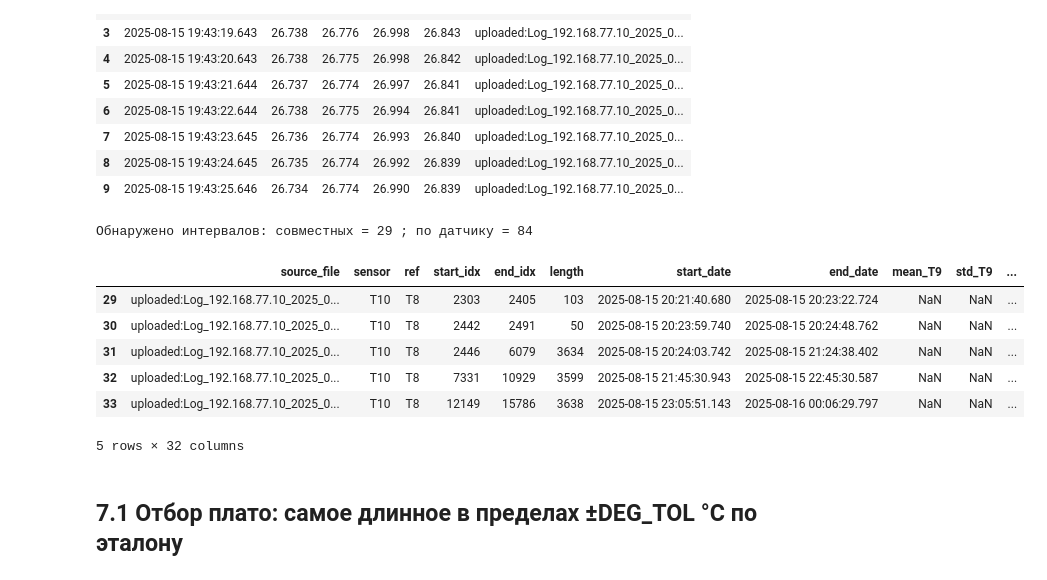
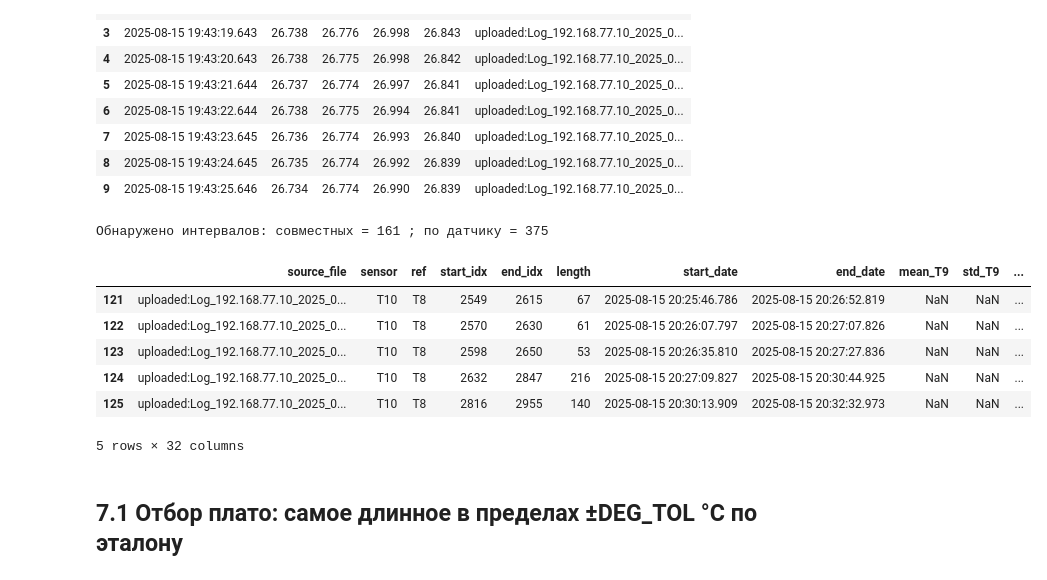
Before and after one commit to AlexFedotovComputing/sensor_calibration, a Jupyter notebook: temperature_stability_modular_v2.ipynb, the cells around one changed output. Cells and saved outputs as stored; diff of their text form; code cells hidden in the pictures.

```diff
--- a/temperature_stability_modular_v2.ipynb
+++ b/temperature_stability_modular_v2.ipynb
@@ -11,15 +11,25 @@ import pandas as pd
 from IPython.display import display
 
 # Параметры
+# DATE_FORMAT — формат даты в исходных файлах; оставьте пустым, чтобы pandas подбирал его автоматически.
+# REF_IDX — индекс эталонного датчика (столбец T{REF_IDX}); относительно него оцениваем остальные каналы.
+# N_FOLLOW — число соседних значений, которые проверяются вместе при поиске стабильных интервалов.
+# WINDOW_N — длина скользящего окна в отсчётах для расчёта средних и стандартных отклонений.
+# STD_THR — максимальное допустимое стандартное отклонение внутри окна; выше — считаем участок нестабильным.
+# DIFF_THR — допустимая средняя разница между последовательными измерениями; превышение сигналит о скачках.
+# MIN_LEN — минимальное число точек, чтобы сегмент считался значимым при анализе стабильности.
+# DEG_TOL — допускаемое расхождение каналов с эталоном в градусах, пока они считаются исправными.
+# MAX_REF_RANGE — предельный размах значений эталонного канала; если шире, эталон нужно пересмотреть.
+# GROUP_BY_FILE — при True данные обрабатываются по каждому исходному файлу отдельно, а не одной лентой.
 DATE_FORMAT = ''
 REF_IDX = 8
 N_FOLLOW = 3
 WINDOW_N = 50
-STD_THR = 2e-3
+STD_THR = 1e-3
 DIFF_THR = 2e-3
 MIN_LEN = 20
 DEG_TOL = 1.0
-MAX_REF_DRIFT = 0.3
+MAX_REF_RANGE = 0.3
 GROUP_BY_FILE = True
 
 # Имена датчиков для отчёта
@@ -106,7 +116,7 @@ def summarize_interval(df, cols, s, e):
         row[f'std_{c}'] = float(np.nanstd(vals, ddof=1)) if good.sum()>1 else np.nan
         row[f'min_{c}'] = float(np.nanmin(vals)) if good.any() else np.nan
         row[f'max_{c}'] = float(np.nanmax(vals)) if good.any() else np.nan
-        row[f'drift_{c}'] = row[f'max_{c}'] - row[f'min_{c}'] if good.any() else np.nan
+        row[f'range_{c}'] = row[f'max_{c}'] - row[f'min_{c}'] if good.any() else np.nan
     return row
 
 def median_level(series, s, e):
@@ -131,7 +141,7 @@ def split_segment_by_ref_buckets(ref_series, s, e, deg_tol):
     segments.append((start,e))
     return segments
 
-def detect_stability_improved(data, ref_idx, follow_idxs, window=20, std_thr=0.05, diff_thr=0.002, min_len=20, group_by_file=True, split_by_ref_buckets=True, deg_tol=1.0, max_ref_drift=0.3):
+def detect_stability_improved(data, ref_idx, follow_idxs, window=20, std_thr=0.05, diff_thr=0.002, min_len=20, group_by_file=True, split_by_ref_buckets=True, deg_tol=1.0, max_ref_range=0.3):
     ref_col=f'T{ref_idx}'; follow_cols=[f'T{i}' for i in follow_idxs]
     for c in [ref_col]+follow_cols:
         if c not in data.columns: raise ValueError(f'Missing column: {c}')
@@ -159,8 +169,8 @@ def detect_stability_improved(data, ref_idx, follow_idxs, window=20, std_thr=0.0
                     first_idx=int(first_idx_by_source.get(src,0)); row['start_idx_abs']=row['start_idx']+first_idx; row['end_idx_abs']=row['end_idx']+first_idx
                 else:
                     row['start_idx_abs']=row['start_idx']; row['end_idx_abs']=row['end_idx']
-                ref_med=median_level(g[ref_col], ss, ee); row['ref_level']=ref_med; row['drift_ref']=row.get(f'drift_{ref_col}', np.nan)
-                if max_ref_drift is not None and not np.isnan(row['drift_ref']) and row['drift_ref']>max_ref_drift: continue
+                ref_med=median_level(g[ref_col], ss, ee); row['ref_level']=ref_med; row['range_ref']=row.get(f'range_{ref_col}', np.nan)
+                if max_ref_range is not None and not np.isnan(row['range_ref']) and row['range_ref']>max_ref_range: continue
                 container.append(row)
         for (s,e) in [(s,e) for (s,e) in segments_from_mask(joint_mask, window) if (e-s+1)>=int(min_len)]:
             _emit_segment(s,e,[ref_col]+follow_cols, {'ref':ref_col, 'followers':','.join(follow_cols)}, joint_rows)
@@ -204,6 +214,7 @@ def select_longest_per_degree(table, data, ref_idx, mode, deg_tol=1.0, strategy=
 # %%
 # === 3.1) Виджеты/загрузка — упрощено ===
 print('Секция виджетов удалена в упрощённом режиме.')
+IN_COLAB=False
 # %% [output]
 Секция виджетов удалена в упрощённом режиме.
 # %%
@@ -380,7 +391,7 @@ if 'detect_stability_improved' not in globals() or 'select_longest_per_degree' n
             row[f'std_{c}'] = float(np.nanstd(vals, ddof=1)) if good.sum()>1 else np.nan
             row[f'min_{c}'] = float(np.nanmin(vals)) if good.any() else np.nan
             row[f'max_{c}'] = float(np.nanmax(vals)) if good.any() else np.nan
-            row[f'drift_{c}'] = row[f'max_{c}'] - row[f'min_{c}'] if good.any() else np.nan
+            row[f'range_{c}'] = row[f'max_{c}'] - row[f'min_{c}'] if good.any() else np.nan
         return row
 
     def median_level(series, s, e):
@@ -405,7 +416,7 @@ if 'detect_stability_improved' not in globals() or 'select_longest_per_degree' n
         segments.append((start,e))
         return segments
 
-    def detect_stability_improved(data, ref_idx, follow_idxs, window=20, std_thr=0.05, diff_thr=0.002, min_len=20, group_by_file=True, split_by_ref_buckets=True, deg_tol=1.0, max_ref_drift=0.3):
+    def detect_stability_improved(data, ref_idx, follow_idxs, window=20, std_thr=0.05, diff_thr=0.002, min_len=20, group_by_file=True, split_by_ref_buckets=True, deg_tol=1.0, max_ref_range=0.3):
         ref_col=f'T{ref_idx}'; follow_cols=[f'T{i}' for i in follow_idxs]
         for c in [ref_col]+follow_cols:
             if c not in data.columns: raise ValueError(f'Missing column: {c}')
@@ -433,8 +444,8 @@ if 'detect_stability_improved' not in globals() or 'select_longest_per_degree' n
                         first_idx=int(first_idx_by_source.get(src,0)); row['start_idx_abs']=row['start_idx']+first_idx; row['end_idx_abs']=row['end_idx']+first_idx
                     else:
                         row['start_idx_abs']=row['start_idx']; row['end_idx_abs']=row['end_idx']
-                    ref_med=median_level(g[ref_col], ss, ee); row['ref_level']=ref_med; row['drift_ref']=row.get(f'drift_{ref_col}', np.nan)
-                    if max_ref_drift is not None and not np.isnan(row['drift_ref']) and row['drift_ref']>max_ref_drift: continue
+                    ref_med=median_level(g[ref_col], ss, ee); row['ref_level']=ref_med; row['range_ref']=row.get(f'range_{ref_col}', np.nan)
+                    if max_ref_range is not None and not np.isnan(row['range_ref']) and row['range_ref']>max_ref_range: continue
                     container.append(row)
             for (s,e) in [(s,e) for (s,e) in segments_from_mask(joint_mask, window) if (e-s+1)>=int(min_len)]:
                 _emit_segment(s,e,[ref_col]+follow_cols, {'ref':ref_col, 'followers':','.join(follow_cols)}, joint_rows)
@@ -463,40 +474,40 @@ if 'detect_stability_improved' not in globals() or 'select_longest_per_degree' n
             g=grp.sort_values('ref_level').reset_index(drop=True)
             if strategy in ('bucket','bucket_centered') or centered:
                 bins = np.floor((g['ref_level'] + 0.5*deg_tol)/deg_tol).astype(int) if (strategy=='bucket_centered' or centered) else np.floor(g['ref_level']/deg_tol).astype(int)
                 g=g.assign(_bin=bins)
                 keep = g.sort_values('length', ascending=False).groupby('_bin', as_index=False).head(1)
                 out.append(keep.drop(columns=['_bin']))
             else:
                 i,n=0,len(g)
                 while i<n:
                     start_val=g.loc[i,'ref_level']; j=i
                     while j+1<n and (g.loc[j+1,'ref_level']-start_val) <= deg_tol: j+=1
                     cluster=g.loc[i:j].copy()
                     keep = cluster.sort_values(['length','end_idx'], ascending=[False,False]).iloc[0:1]
                     out.append(keep); i=j+1
         return pd.concat(out, ignore_index=True) if out else tbl
 
 # === 7) Поиск стабильных интервалов (улучшенный) ===
 assert DATA is not None, 'Нет DATA.'
 follow_idxs = [REF_IDX + i for i in range(1, N_FOLLOW + 1) if REF_IDX + i <= 15]
 STABLE_JOINT, STABLE_BY_SENSOR = detect_stability_improved(
     DATA, ref_idx=REF_IDX, follow_idxs=follow_idxs,
     window=WINDOW_N, std_thr=STD_THR, diff_thr=DIFF_THR,
     min_len=MIN_LEN, group_by_file=GROUP_BY_FILE,
-    split_by_ref_buckets=True, deg_tol=DEG_TOL, max_ref_drift=MAX_REF_DRIFT
+    split_by_ref_buckets=True, deg_tol=DEG_TOL, max_ref_range=MAX_REF_RANGE
 )
 print('Обнаружено интервалов: совместных =', 0 if STABLE_JOINT is None else len(STABLE_JOINT),
       '; по датчику =', 0 if STABLE_BY_SENSOR is None else len(STABLE_BY_SENSOR))
 if STABLE_BY_SENSOR is not None and not STABLE_BY_SENSOR.empty:
     display(STABLE_BY_SENSOR.head(5))
 # %% [output]
-Обнаружено интервалов: совместных = 29 ; по датчику = 84
+Обнаружено интервалов: совместных = 161 ; по датчику = 375
 |  | source_file | sensor | ref | start_idx | end_idx | length | start_date | end_date | mean_T9 | std_T9 | ... |
-| 29 | uploaded:Log_192.168.77.10_2025_0... | T10 | T8 | 2303 | 2405 | 103 | 2025-08-15 20:21:40.680 | 2025-08-15 20:23:22.724 | NaN | NaN | ... |
-| 30 | uploaded:Log_192.168.77.10_2025_0... | T10 | T8 | 2442 | 2491 | 50 | 2025-08-15 20:23:59.740 | 2025-08-15 20:24:48.762 | NaN | NaN | ... |
-| 31 | uploaded:Log_192.168.77.10_2025_0... | T10 | T8 | 2446 | 6079 | 3634 | 2025-08-15 20:24:03.742 | 2025-08-15 21:24:38.402 | NaN | NaN | ... |
-| 32 | uploaded:Log_192.168.77.10_2025_0... | T10 | T8 | 7331 | 10929 | 3599 | 2025-08-15 21:45:30.943 | 2025-08-15 22:45:30.587 | NaN | NaN | ... |
-| 33 | uploaded:Log_192.168.77.10_2025_0... | T10 | T8 | 12149 | 15786 | 3638 | 2025-08-15 23:05:51.143 | 2025-08-16 00:06:29.797 | NaN | NaN | ... |
+| 121 | uploaded:Log_192.168.77.10_2025_0... | T10 | T8 | 2549 | 2615 | 67 | 2025-08-15 20:25:46.786 | 2025-08-15 20:26:52.819 | NaN | NaN | ... |
+| 122 | uploaded:Log_192.168.77.10_2025_0... | T10 | T8 | 2570 | 2630 | 61 | 2025-08-15 20:26:07.797 | 2025-08-15 20:27:07.826 | NaN | NaN | ... |
+| 123 | uploaded:Log_192.168.77.10_2025_0... | T10 | T8 | 2598 | 2650 | 53 | 2025-08-15 20:26:35.810 | 2025-08-15 20:27:27.836 | NaN | NaN | ... |
+| 124 | uploaded:Log_192.168.77.10_2025_0... | T10 | T8 | 2632 | 2847 | 216 | 2025-08-15 20:27:09.827 | 2025-08-15 20:30:44.925 | NaN | NaN | ... |
+| 125 | uploaded:Log_192.168.77.10_2025_0... | T10 | T8 | 2816 | 2955 | 140 | 2025-08-15 20:30:13.909 | 2025-08-15 20:32:32.973 | NaN | NaN | ... |
 5 rows × 32 columns
 # %% [markdown]
 ## 7.1 Отбор плато: самое длинное в пределах ±DEG_TOL °C по эталону
```
Also changed, not shown: parts of 10 cells of this notebook, 5 other files.
